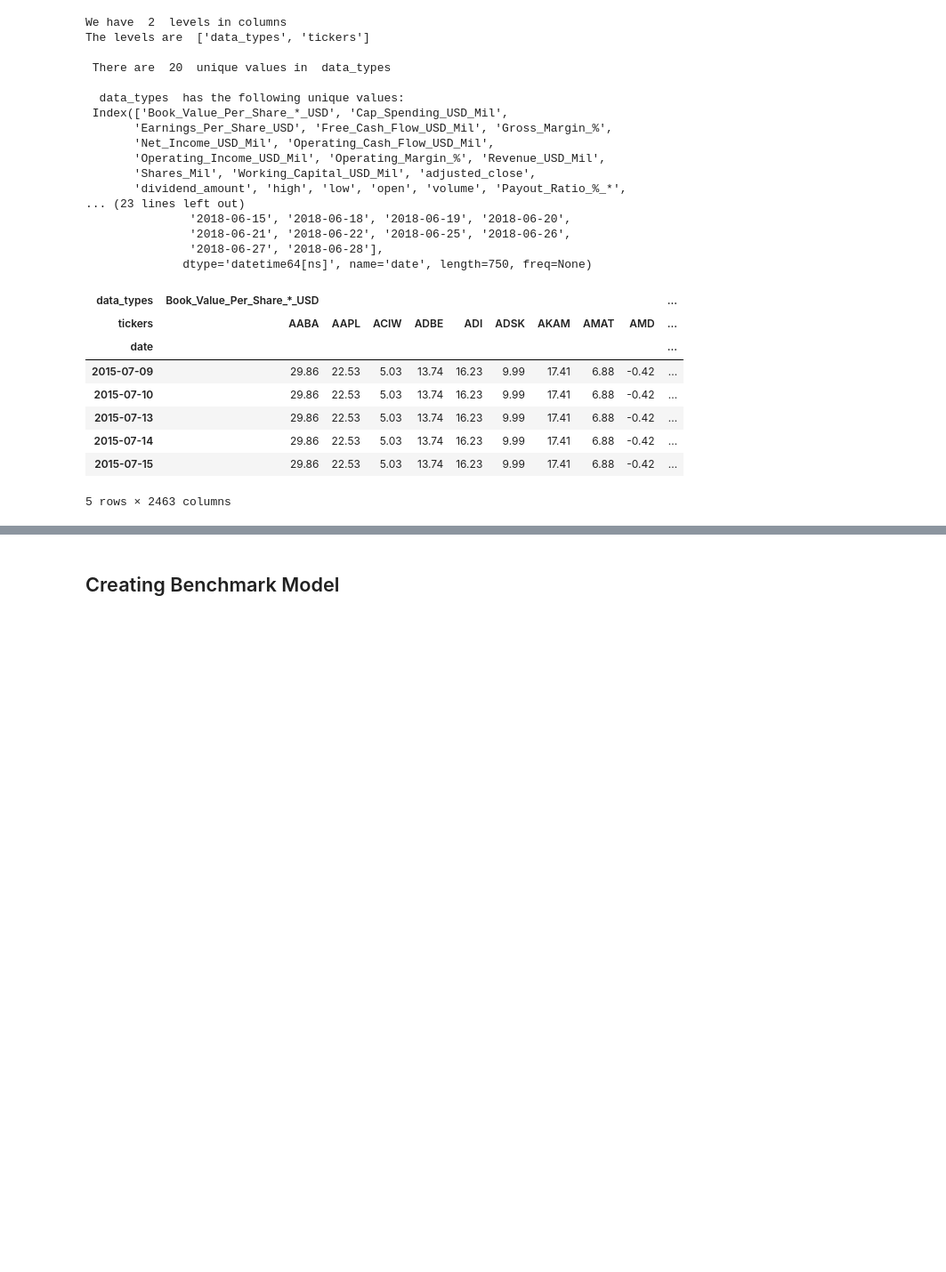
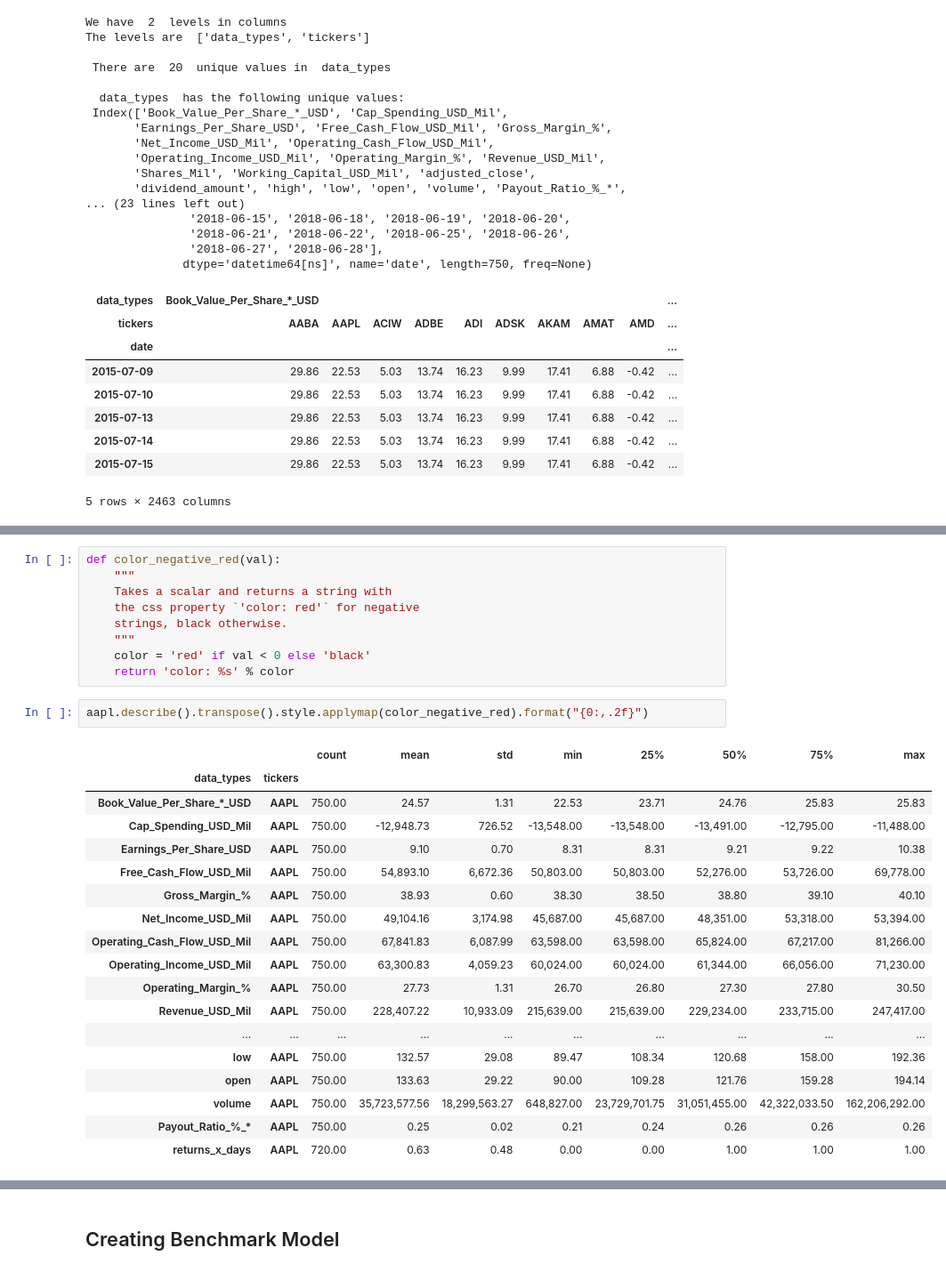
Before and after one commit to yjthay/Udacity-Machine-Learning-Engineer-Capstone-Project, a Jupyter notebook: Capstone Report.ipynb, the cells around one changed output, grey strips where cells are left out. Shown: that part at 89% size. Saved outputs shown, nothing was run; the diff lists cells and outputs as text; blank space fills up the shorter version.

```diff
--- a/Capstone Report.ipynb
+++ b/Capstone Report.ipynb
@@ -339,0 +214,30 @@ The levels are  ['data_types', 'tickers']
+# %%
+def color_negative_red(val):
+    """
+    Takes a scalar and returns a string with
+    the css property `'color: red'` for negative
+    strings, black otherwise.
+    """
+    color = 'red' if val < 0 else 'black'
+    return 'color: %s' % color
+# %%
+aapl.describe().transpose().style.applymap(color_negative_red).format("{0:,.2f}")
+# %% [output]
+|  |  | count | mean | std | min | 25% | 50% | 75% | max |
+| data_types | tickers |  |  |  |  |  |  |  |  |
+| Book_Value_Per_Share_*_USD | AAPL | 750.00 | 24.57 | 1.31 | 22.53 | 23.71 | 24.76 | 25.83 | 25.83 |
+| Cap_Spending_USD_Mil | AAPL | 750.00 | -12,948.73 | 726.52 | -13,548.00 | -13,548.00 | -13,491.00 | -12,795.00 | -11,488.00 |
+| Earnings_Per_Share_USD | AAPL | 750.00 | 9.10 | 0.70 | 8.31 | 8.31 | 9.21 | 9.22 | 10.38 |
+| Free_Cash_Flow_USD_Mil | AAPL | 750.00 | 54,893.10 | 6,672.36 | 50,803.00 | 50,803.00 | 52,276.00 | 53,726.00 | 69,778.00 |
+| Gross_Margin_% | AAPL | 750.00 | 38.93 | 0.60 | 38.30 | 38.50 | 38.80 | 39.10 | 40.10 |
+| Net_Income_USD_Mil | AAPL | 750.00 | 49,104.16 | 3,174.98 | 45,687.00 | 45,687.00 | 48,351.00 | 53,318.00 | 53,394.00 |
+| Operating_Cash_Flow_USD_Mil | AAPL | 750.00 | 67,841.83 | 6,087.99 | 63,598.00 | 63,598.00 | 65,824.00 | 67,217.00 | 81,266.00 |
+| Operating_Income_USD_Mil | AAPL | 750.00 | 63,300.83 | 4,059.23 | 60,024.00 | 60,024.00 | 61,344.00 | 66,056.00 | 71,230.00 |
+| Operating_Margin_% | AAPL | 750.00 | 27.73 | 1.31 | 26.70 | 26.80 | 27.30 | 27.80 | 30.50 |
+| Revenue_USD_Mil | AAPL | 750.00 | 228,407.22 | 10,933.09 | 215,639.00 | 215,639.00 | 229,234.00 | 233,715.00 | 247,417.00 |
+| ... | ... | ... | ... | ... | ... | ... | ... | ... | ... |
+| low | AAPL | 750.00 | 132.57 | 29.08 | 89.47 | 108.34 | 120.68 | 158.00 | 192.36 |
+| open | AAPL | 750.00 | 133.63 | 29.22 | 90.00 | 109.28 | 121.76 | 159.28 | 194.14 |
+| volume | AAPL | 750.00 | 35,723,577.56 | 18,299,563.27 | 648,827.00 | 23,729,701.75 | 31,051,455.00 | 42,322,033.50 | 162,206,292.00 |
+| Payout_Ratio_%_* | AAPL | 750.00 | 0.25 | 0.02 | 0.21 | 0.24 | 0.26 | 0.26 | 0.26 |
+| returns_x_days | AAPL | 720.00 | 0.63 | 0.48 | 0.00 | 0.00 | 1.00 | 1.00 | 1.00 |
```
Also changed, not shown: parts of 30 cells of this notebook, 8 other files.
